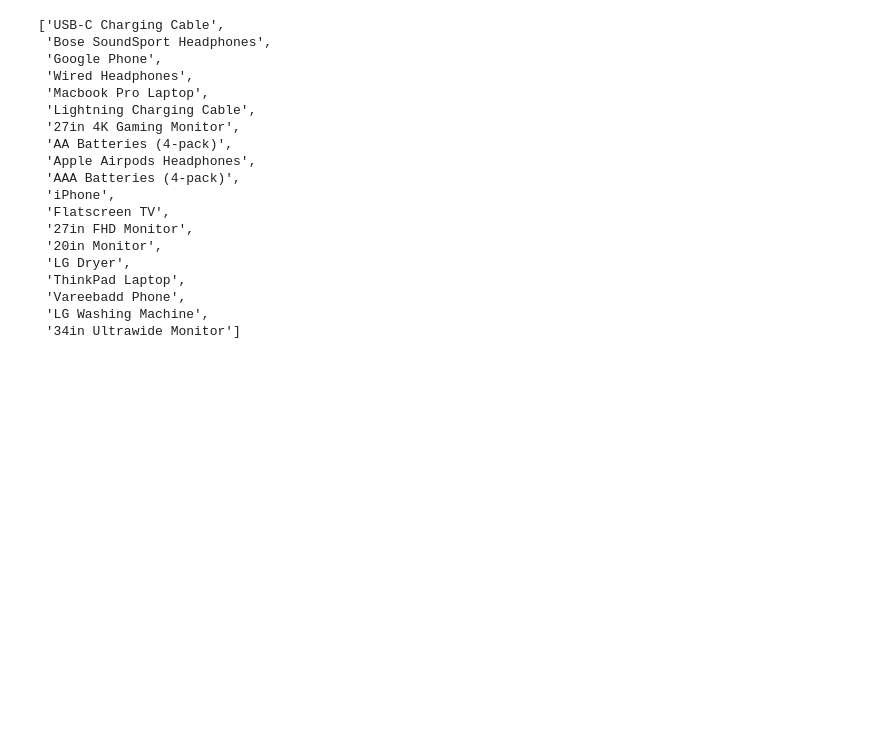
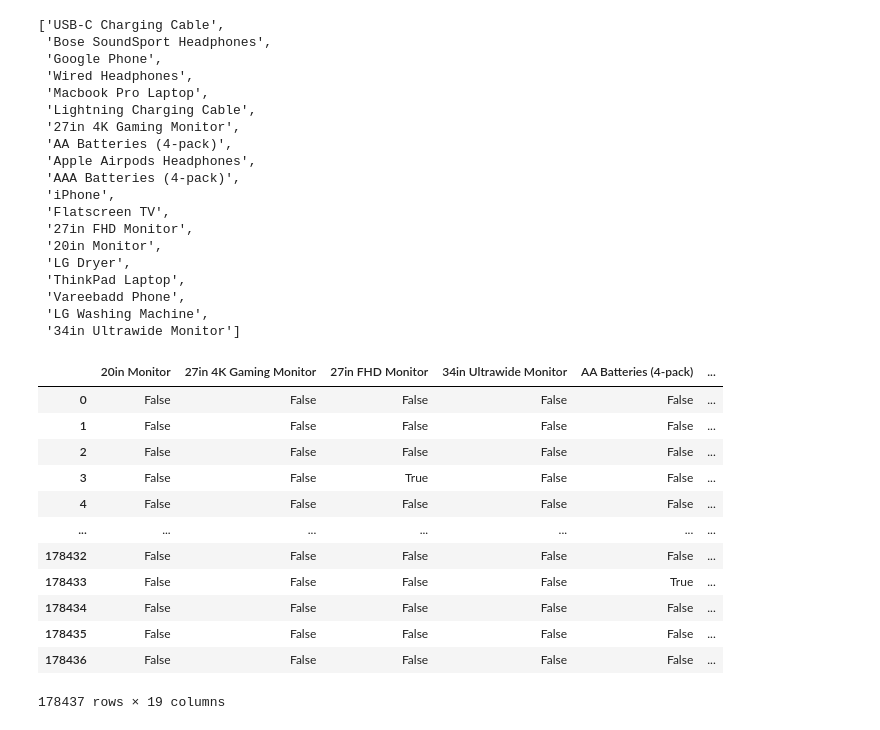
Before and after one commit to dat4action/Sales_Market-Basket_analysis, a Jupyter notebook: SalesAnalysis.ipynb, the cells around one changed output. Cells and saved outputs as stored; diff of their text form; code cells hidden in the pictures; blank space fills up the shorter version.

```diff
--- a/SalesAnalysis.ipynb
+++ b/SalesAnalysis.ipynb
@@ -408,6 +349,6 @@ df_agg[df_agg['Product'].str.len()>30]
 # %%
 # Generated a list of transactions and products
-transactions = [[value] for value in df_agg['Product'].tolist()]
+transactions = df_agg['Product'].apply(lambda t: t.split(',')).tolist()
 transactions
 # %% [output]
 [['iPhone'],
@@ -452,12 +393,27 @@ products
  '34in Ultrawide Monitor']
 # %%
 # using mlxtend package
-from mlxtend.preprocessing import TransactionEncoder
+
 # Instantiate transaction encoder and identify unique items in transactions
 encoder = TransactionEncoder().fit(transactions)
 
 # One-hot encode transactions
 onehot = encoder.transform(transactions)
 
 # Convert one-hot encoded data to DataFrame
 onehot = pd.DataFrame(onehot, columns = encoder.columns_)
+onehot
+# %% [output]
+|  | 20in Monitor | 27in 4K Gaming Monitor | 27in FHD Monitor | 34in Ultrawide Monitor | AA Batteries (4-pack) | ... |
+| 0 | False | False | False | False | False | ... |
+| 1 | False | False | False | False | False | ... |
+| 2 | False | False | False | False | False | ... |
+| 3 | False | False | True | False | False | ... |
+| 4 | False | False | False | False | False | ... |
+| ... | ... | ... | ... | ... | ... | ... |
+| 178432 | False | False | False | False | False | ... |
+| 178433 | False | False | False | False | True | ... |
+| 178434 | False | False | False | False | False | ... |
+| 178435 | False | False | False | False | False | ... |
+| 178436 | False | False | False | False | False | ... |
+178437 rows × 19 columns
```
Also changed, not shown: parts of 18 cells of this notebook, 1 other file.
